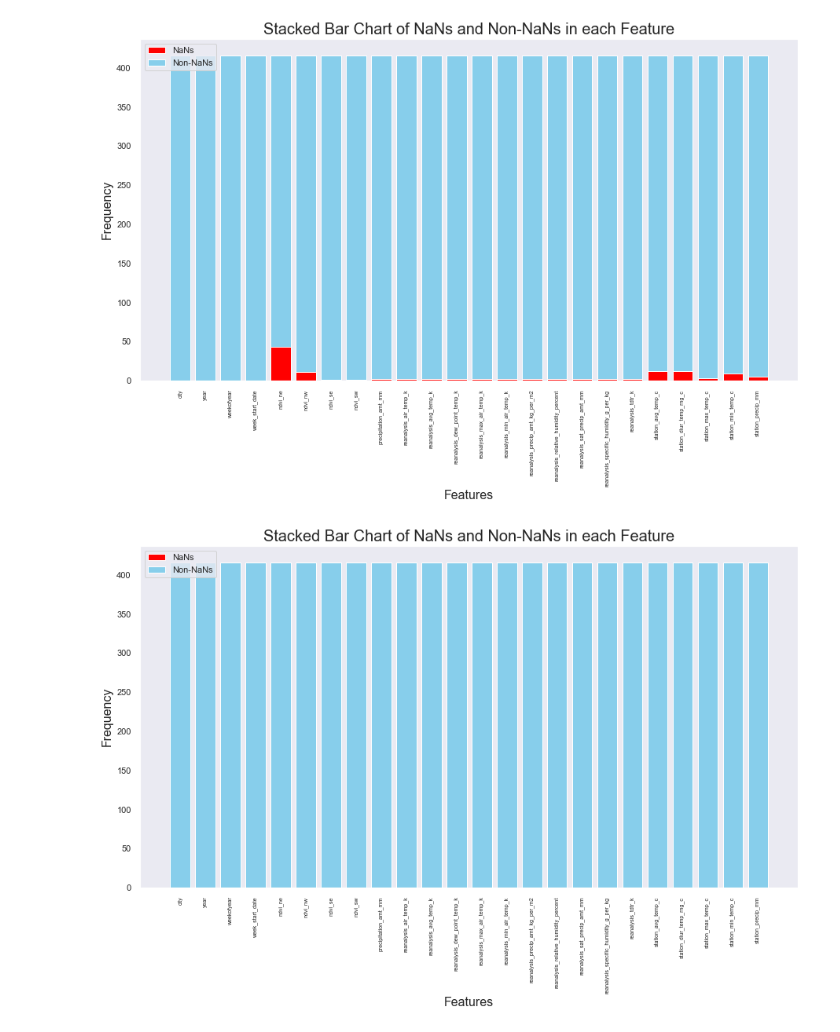
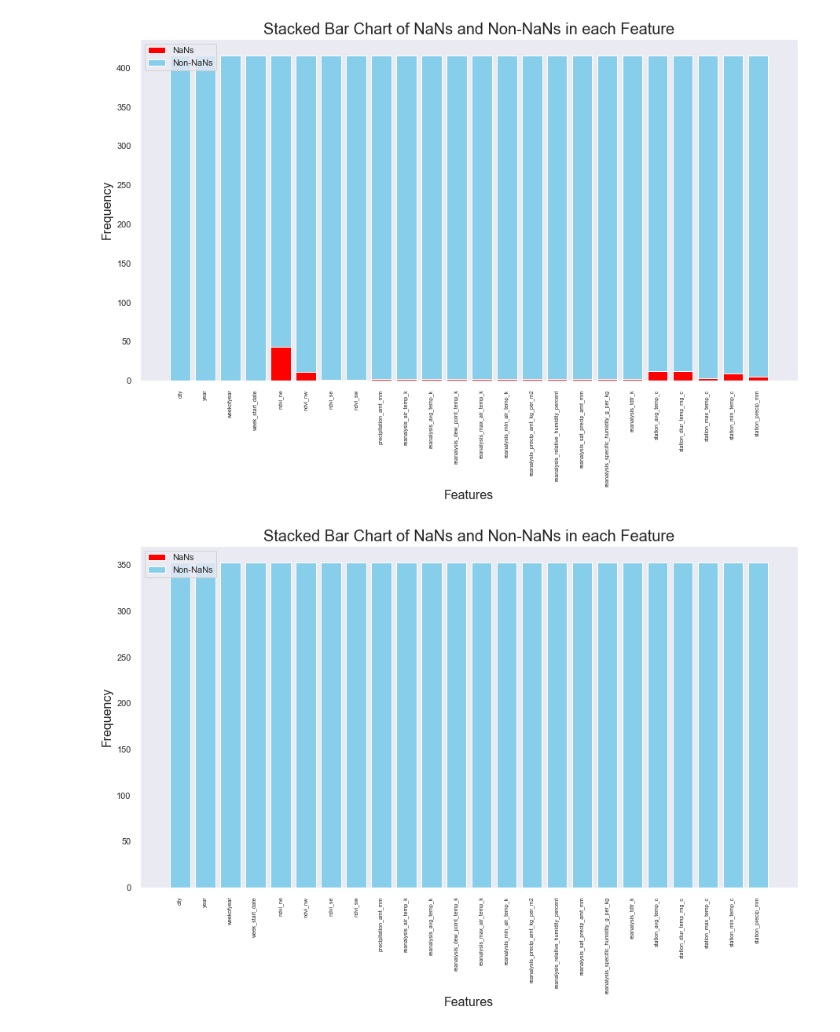
Before and after one commit to machinelearningrepo/drivendataprojects, a Jupyter notebook: DengAI.ipynb, the cells around one changed output. Cells and saved outputs as stored; diff of their text form; code cells hidden in the pictures.

```diff
--- a/DengAI.ipynb
+++ b/DengAI.ipynb
@@ -20,3 +20,5 @@ print(train_labels.shape)
 (1456, 24)
 (416, 24)
 (1456, 4)
+# %%
+test = pd.read_csv('data/dengue_features_test.csv')
@@ -174,10 +172,11 @@ find_col_nans(test)
 [figure]
 # %%
 #take care of missing data in test
-test.fillna(test.mode().iloc[0],inplace=True)
+#test.fillna(test.mode().iloc[0],inplace=True)
+test = test.dropna()
 find_col_nans(test)
 # %% [output]
-[figure, old version]
+[figure, new version]
 # %%
 train_dengue.info()
 # %% [output]
```
Also changed, not shown: parts of 44 cells of this notebook, 3 other files.
